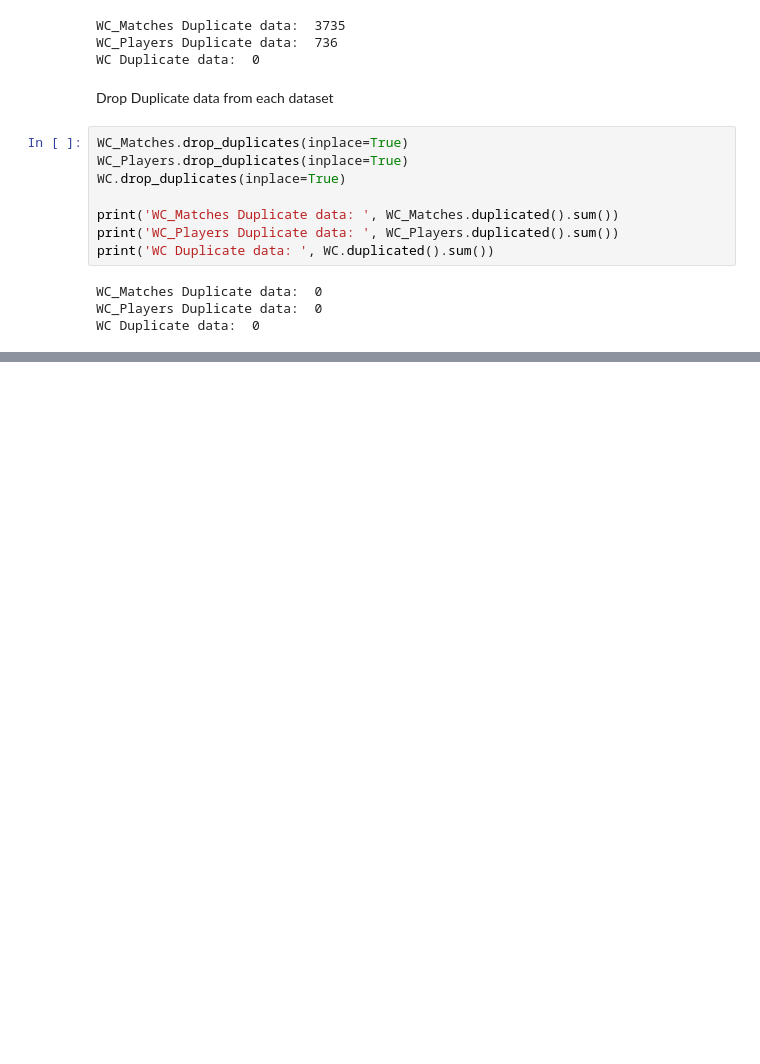
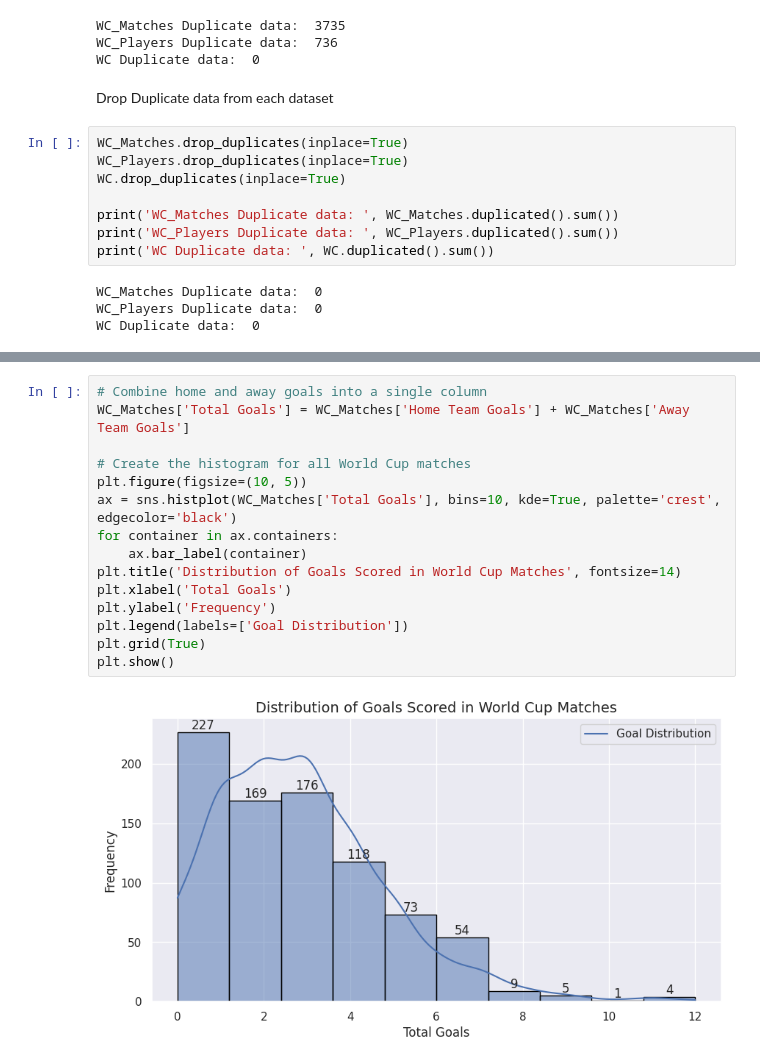
Before and after one commit to Rathod11jay/Unified_Mentor, a Jupyter notebook: FIFA_World_Cup_Analysis.ipynb, the cells around one changed output, grey strips where cells are left out. Cells and saved outputs as stored; diff of their text form; blank space fills up the shorter version.

```diff
--- a/FIFA_World_Cup_Analysis.ipynb
+++ b/FIFA_World_Cup_Analysis.ipynb
@@ -546,0 +146,17 @@ plt.show()
+# %%
+# Combine home and away goals into a single column
+WC_Matches['Total Goals'] = WC_Matches['Home Team Goals'] + WC_Matches['Away Team Goals']
+
+# Create the histogram for all World Cup matches
+plt.figure(figsize=(10, 5))
+ax = sns.histplot(WC_Matches['Total Goals'], bins=10, kde=True, palette='crest', edgecolor='black')
+for container in ax.containers:
+    ax.bar_label(container)
+plt.title('Distribution of Goals Scored in World Cup Matches', fontsize=14)
+plt.xlabel('Total Goals')
+plt.ylabel('Frequency')
+plt.legend(labels=['Goal Distribution'])
+plt.grid(True)
+plt.show()
+# %% [output]
+[figure, added]
```
Also changed, not shown: parts of 40 cells of this notebook.
